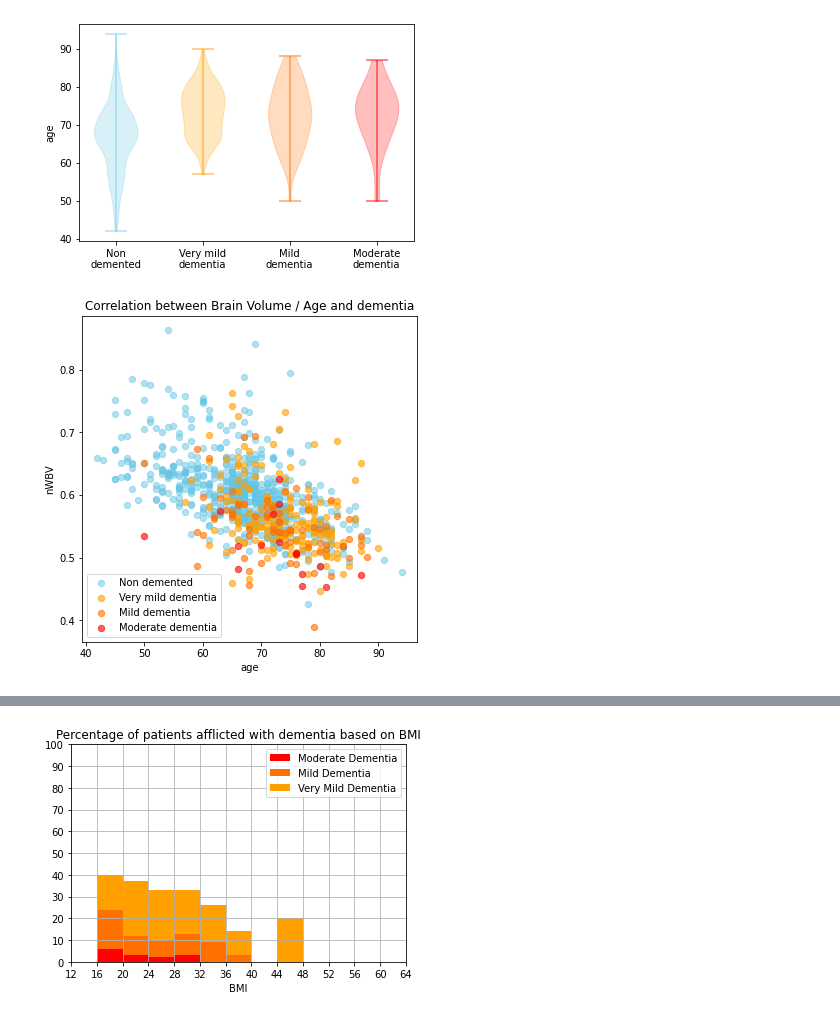
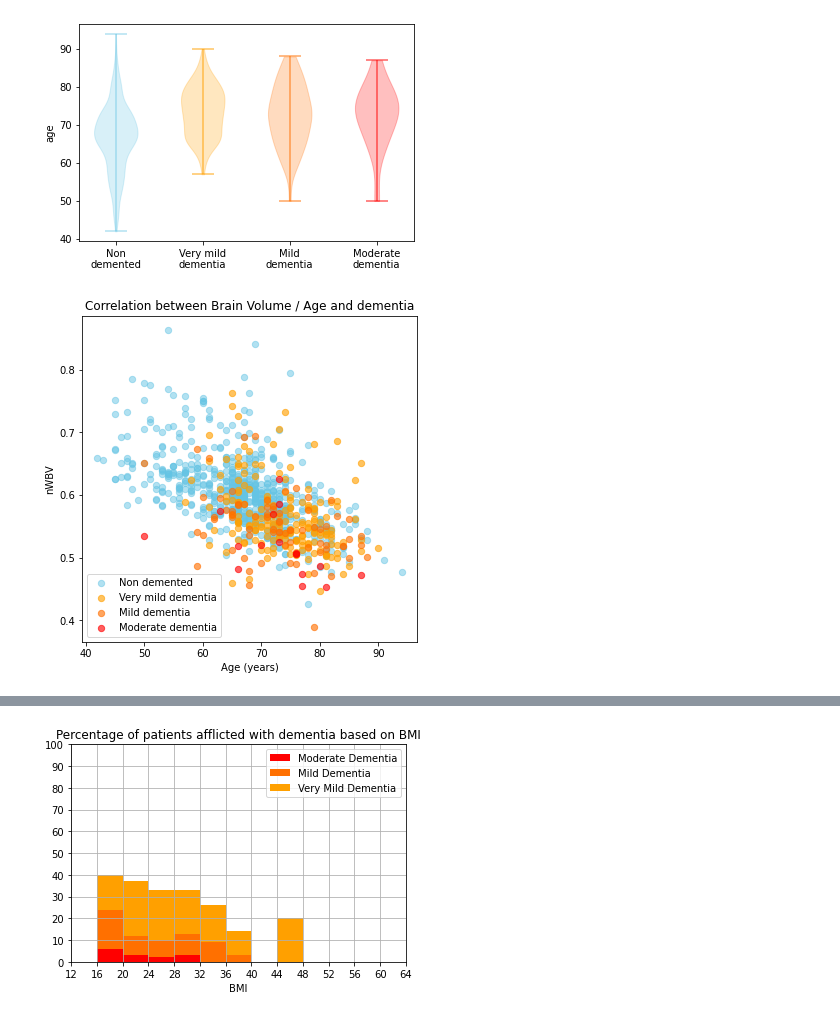
Before and after one commit to xCocco0/alzheimer-recognition, a Jupyter notebook: alzheimer.ipynb, the cells around one changed output, grey strips where cells are left out. Saved outputs shown, nothing was run; the diff lists cells and outputs as text; code cells hidden in the pictures.

```diff
--- a/alzheimer.ipynb
+++ b/alzheimer.ipynb
@@ -81,18 +81,15 @@ plt.show()
 [figure]
 # %%
 fig, ax = plt.subplots(figsize=(6, 6))
-
-colormap = {0.0:'#64C4E480', 0.5:'#FFA000A0', 1.0:'#FF7000A0', 2.0:'#FF0000A0'}
-labelmap = {0.0:'Non demented', 0.5:'Very mild dementia', 1.0:'Mild dementia', 2.0:'Moderate dementia'}
 
 for i in range(0,4):
   ax.scatter(df[df.cdr == index2cdr[i]]['age'], df[df.cdr == index2cdr[i]]['nWBV'],
              c = index2color[i], label = index2label[i], s = 40)
 
 ax.legend()
 ax.set_title("Correlation between Brain Volume / Age and dementia")
-plt.xlabel('age')
+plt.xlabel('Age (years)')
 plt.ylabel('nWBV')
 plt.show()
 # %% [output]
-[figure, old version]
+[figure, new version]
```
Also changed, not shown: parts of 6 cells of this notebook.
